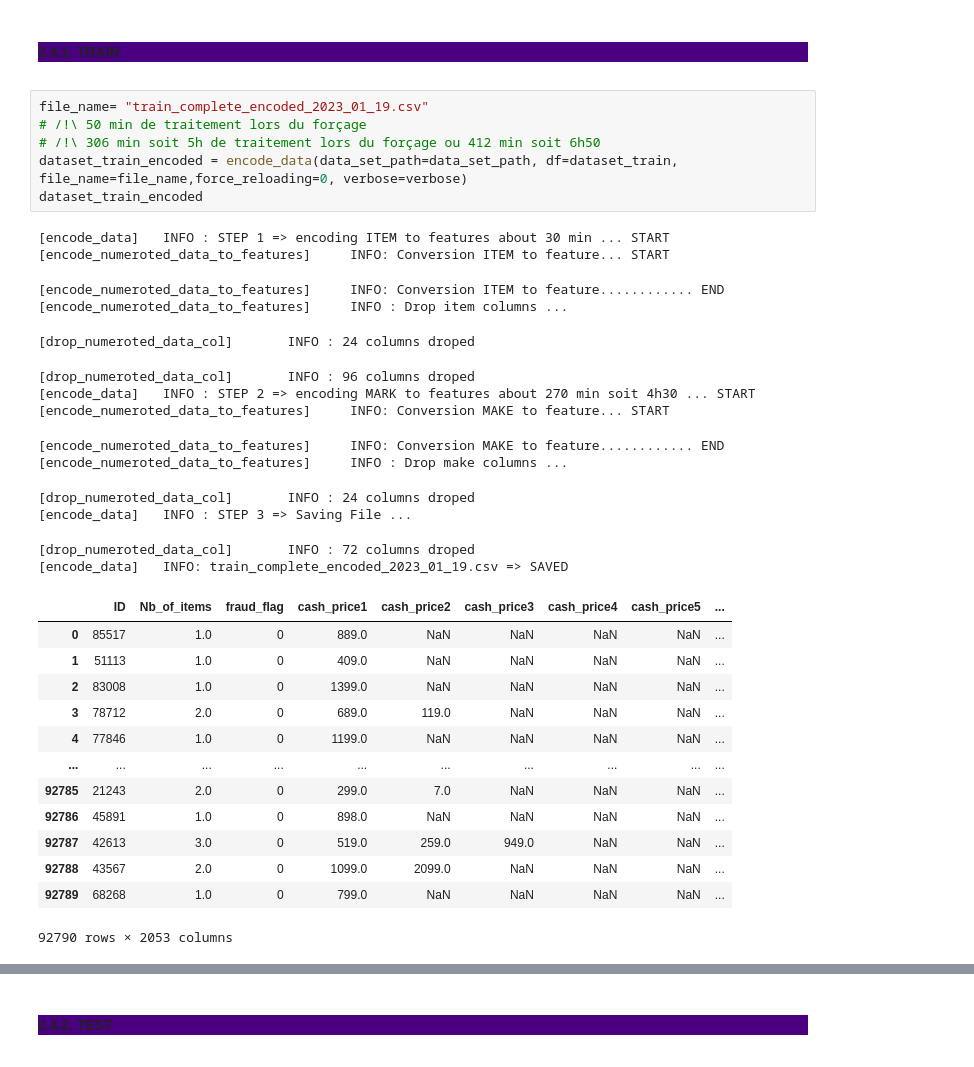
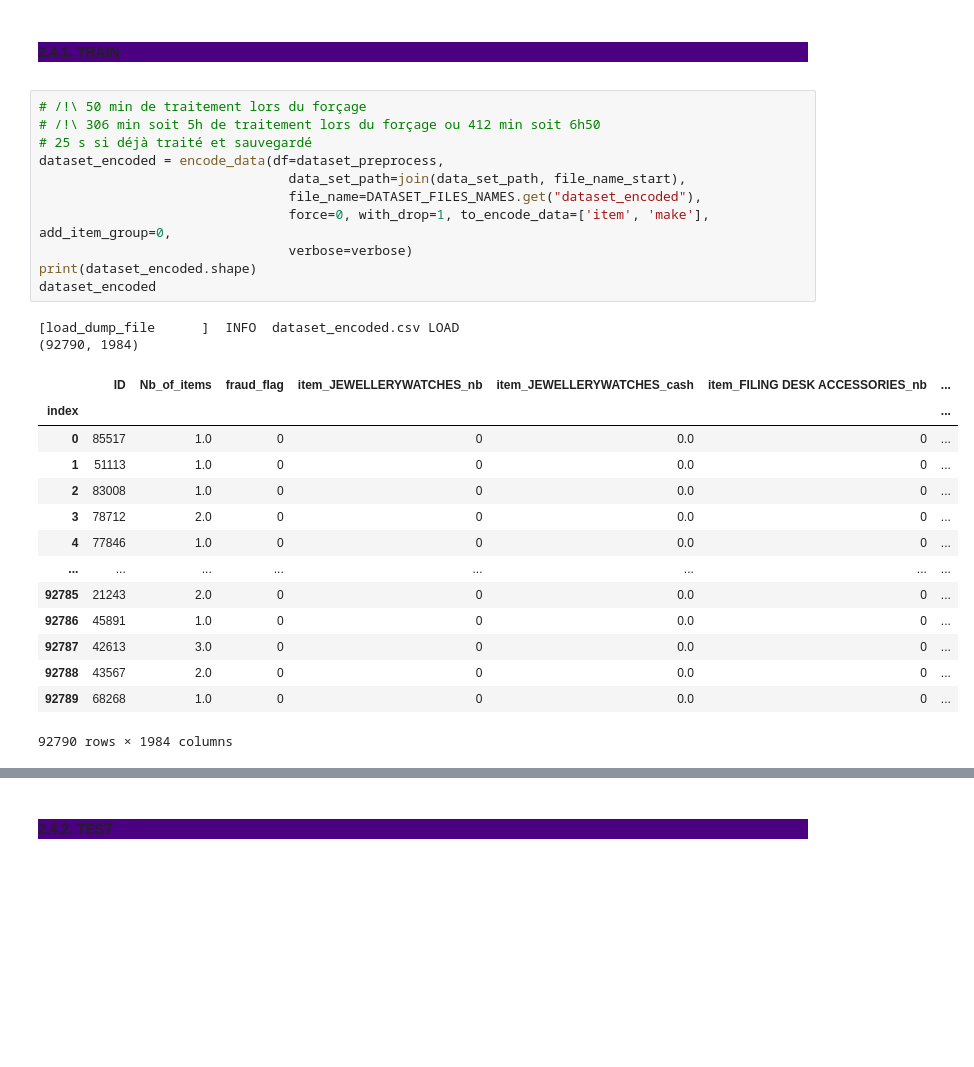
Before and after one commit to aurao22/projet_bnp_paribas_fraudeurs, a Jupyter notebook: bnp_paribas_pre_processing.ipynb, the cells around one changed output, grey strips where cells are left out. Saved outputs shown, nothing was run; the diff lists cells and outputs as text; blank space fills up the shorter version.

Commit message:
add loading of each the last step

```diff
--- a/bnp_paribas_pre_processing.ipynb
+++ b/bnp_paribas_pre_processing.ipynb
@@ -364,36 +170,30 @@ display(HTML(extract.head().to_html()))
 #### 2.4.1. TRAIN
 </div>
 # %%
-file_name= "train_complete_encoded_2023_01_19.csv"
 # /!\ 50 min de traitement lors du forçage
 # /!\ 306 min soit 5h de traitement lors du forçage ou 412 min soit 6h50
-dataset_train_encoded = encode_data(data_set_path=data_set_path, df=dataset_train, file_name=file_name,force_reloading=0, verbose=verbose)
-dataset_train_encoded
+# 25 s si déjà traité et sauvegardé
+dataset_encoded = encode_data(df=dataset_preprocess,
+                                data_set_path=join(data_set_path, file_name_start),
+                                file_name=DATASET_FILES_NAMES.get("dataset_encoded"),
+                                force=0, with_drop=1, to_encode_data=['item', 'make'], add_item_group=0,
+                                verbose=verbose)
+print(dataset_encoded.shape)
+dataset_encoded
 # %% [output]
-[encode_data]   INFO : STEP 1 => encoding ITEM to features about 30 min ... START
-[encode_numeroted_data_to_features]     INFO: Conversion ITEM to feature... START
+[load_dump_file      ]  INFO  dataset_encoded.csv LOAD
+(92790, 1984)
+|  | ID | Nb_of_items | fraud_flag | item_JEWELLERYWATCHES_nb | item_JEWELLERYWATCHES_cash | item_FILING DESK ACCESSORIES_nb | ... |
+| index |  |  |  |  |  |  | ... |
+| 0 | 85517 | 1.0 | 0 | 0 | 0.0 | 0 | ... |
+| 1 | 51113 | 1.0 | 0 | 0 | 0.0 | 0 | ... |
+| 2 | 83008 | 1.0 | 0 | 0 | 0.0 | 0 | ... |
+| 3 | 78712 | 2.0 | 0 | 0 | 0.0 | 0 | ... |
+| 4 | 77846 | 1.0 | 0 | 0 | 0.0 | 0 | ... |
+| ... | ... | ... | ... | ... | ... | ... | ... |
+| 92785 | 21243 | 2.0 | 0 | 0 | 0.0 | 0 | ... |
+| 92786 | 45891 | 1.0 | 0 | 0 | 0.0 | 0 | ... |
+| 92787 | 42613 | 3.0 | 0 | 0 | 0.0 | 0 | ... |
+| 92788 | 43567 | 2.0 | 0 | 0 | 0.0 | 0 | ... |
+| 92789 | 68268 | 1.0 | 0 | 0 | 0.0 | 0 | ... |
-[encode_numeroted_data_to_features]     INFO: Conversion ITEM to feature............ END
-[encode_numeroted_data_to_features]     INFO : Drop item columns ...
+92790 rows × 1984 columns
-[drop_numeroted_data_col]       INFO : 24 columns droped
-[drop_numeroted_data_col]       INFO : 96 columns droped
-[encode_data]   INFO : STEP 2 => encoding MARK to features about 270 min soit 4h30 ... START
-[encode_numeroted_data_to_features]     INFO: Conversion MAKE to feature... START
-[encode_numeroted_data_to_features]     INFO: Conversion MAKE to feature............ END
-[encode_numeroted_data_to_features]     INFO : Drop make columns ...
-[drop_numeroted_data_col]       INFO : 24 columns droped
-[encode_data]   INFO : STEP 3 => Saving File ...
-[drop_numeroted_data_col]       INFO : 72 columns droped
-[encode_data]   INFO: train_complete_encoded_2023_01_19.csv => SAVED
-|  | ID | Nb_of_items | fraud_flag | cash_price1 | cash_price2 | cash_price3 | cash_price4 | cash_price5 | ... |
-| 0 | 85517 | 1.0 | 0 | 889.0 | NaN | NaN | NaN | NaN | ... |
-| 1 | 51113 | 1.0 | 0 | 409.0 | NaN | NaN | NaN | NaN | ... |
-| 2 | 83008 | 1.0 | 0 | 1399.0 | NaN | NaN | NaN | NaN | ... |
-| 3 | 78712 | 2.0 | 0 | 689.0 | 119.0 | NaN | NaN | NaN | ... |
-| 4 | 77846 | 1.0 | 0 | 1199.0 | NaN | NaN | NaN | NaN | ... |
-| ... | ... | ... | ... | ... | ... | ... | ... | ... | ... |
-| 92785 | 21243 | 2.0 | 0 | 299.0 | 7.0 | NaN | NaN | NaN | ... |
-| 92786 | 45891 | 1.0 | 0 | 898.0 | NaN | NaN | NaN | NaN | ... |
-| 92787 | 42613 | 3.0 | 0 | 519.0 | 259.0 | 949.0 | NaN | NaN | ... |
-| 92788 | 43567 | 2.0 | 0 | 1099.0 | 2099.0 | NaN | NaN | NaN | ... |
-| 92789 | 68268 | 1.0 | 0 | 799.0 | NaN | NaN | NaN | NaN | ... |
-92790 rows × 2053 columns
```
Also changed, not shown: parts of 77 cells of this notebook, 1 other file.
